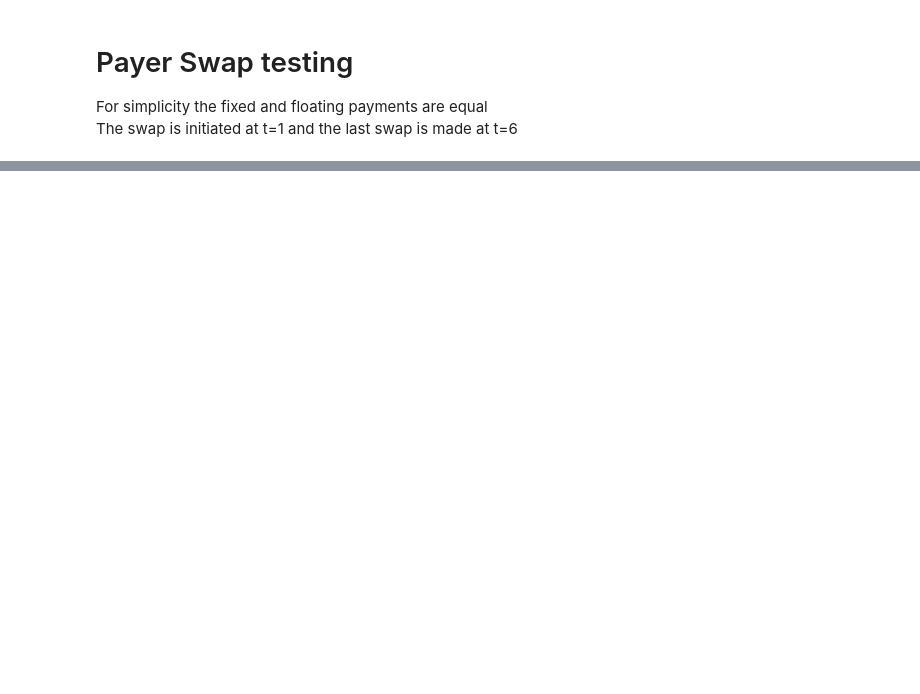
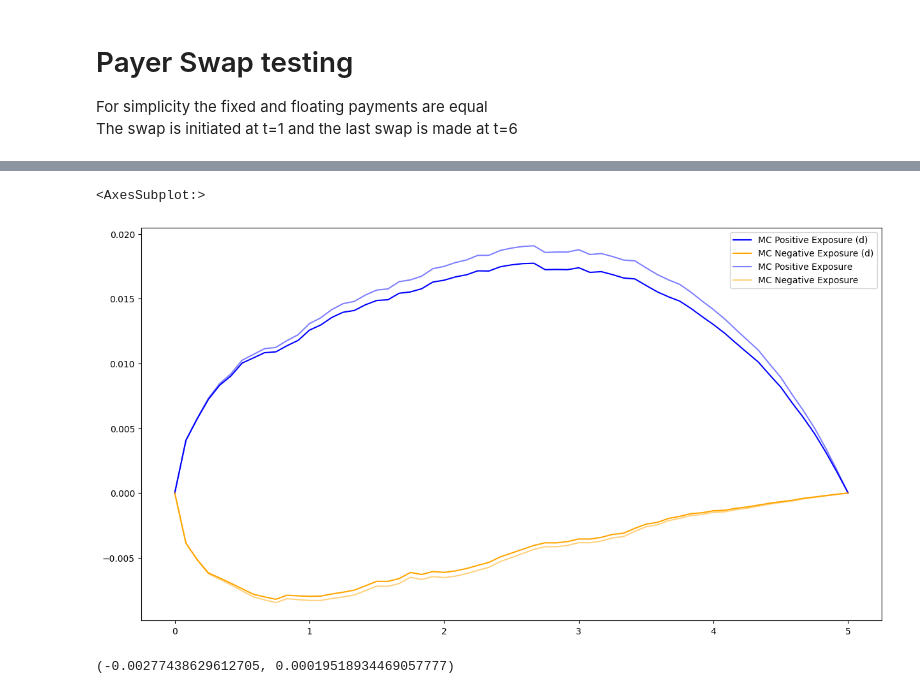
Before and after one commit to Eskild-afk/MasterThesis, a Jupyter notebook: playground.ipynb, the cells around one changed output, grey strips where cells are left out. Cells and saved outputs as stored; diff of their text form; code cells hidden in the pictures; blank space fills up the shorter version.

```diff
--- a/playground.ipynb
+++ b/playground.ipynb
@@ -136,0 +175,13 @@ sns.lineplot(x=time/12, y=ENE/sims, label='Expected Negative Exposure')
+# %%
+discountSchedule=[]
+for t in schedule:
+    discountSchedule.append(testDynamic.ZCB(t/12))
+
+plt.figure(figsize=(15,8))
+sns.lineplot(x=time/12, y=discountSchedule*EPE/sims, label='MC Positive Exposure (d)', c='blue')
+sns.lineplot(x=time/12, y=discountSchedule*ENE/sims, label='MC Negative Exposure (d)', c='orange')
+sns.lineplot(x=time/12, y=EPE/sims, label='MC Positive Exposure', c='blue', alpha=0.5)
+sns.lineplot(x=time/12, y=ENE/sims, label='MC Negative Exposure', c='orange', alpha=0.5)
+# %% [output]
+<AxesSubplot:>
+[figure, added]
@@ -136,0 +206,6 @@ sns.lineplot(x=time/12, y=ENE/sims, label='Expected Negative Exposure')
+# %%
+CVA = -LGDc*sum(Si*dQc*discountSchedule*EPE/sims)
+DVA = -LGDi*sum(Sc*dQi*discountSchedule*ENE/sims)
+(CVA, DVA)
+# %% [output]
+(-0.00277438629612705, 0.00019518934469057777)
```
Also changed, not shown: parts of 11 cells of this notebook, 3 other files.
